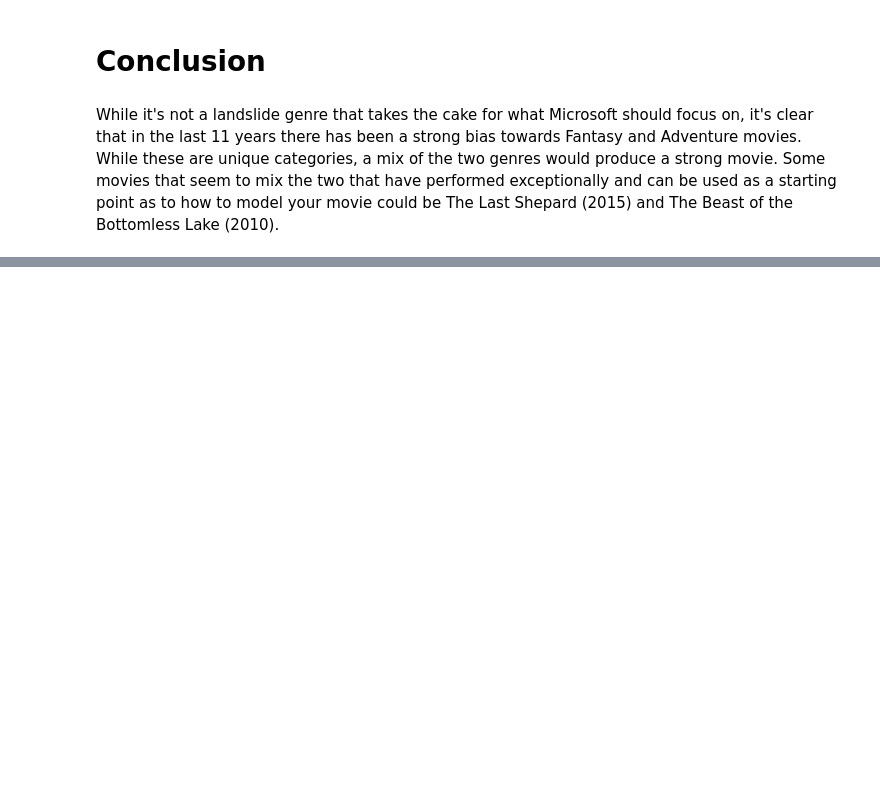
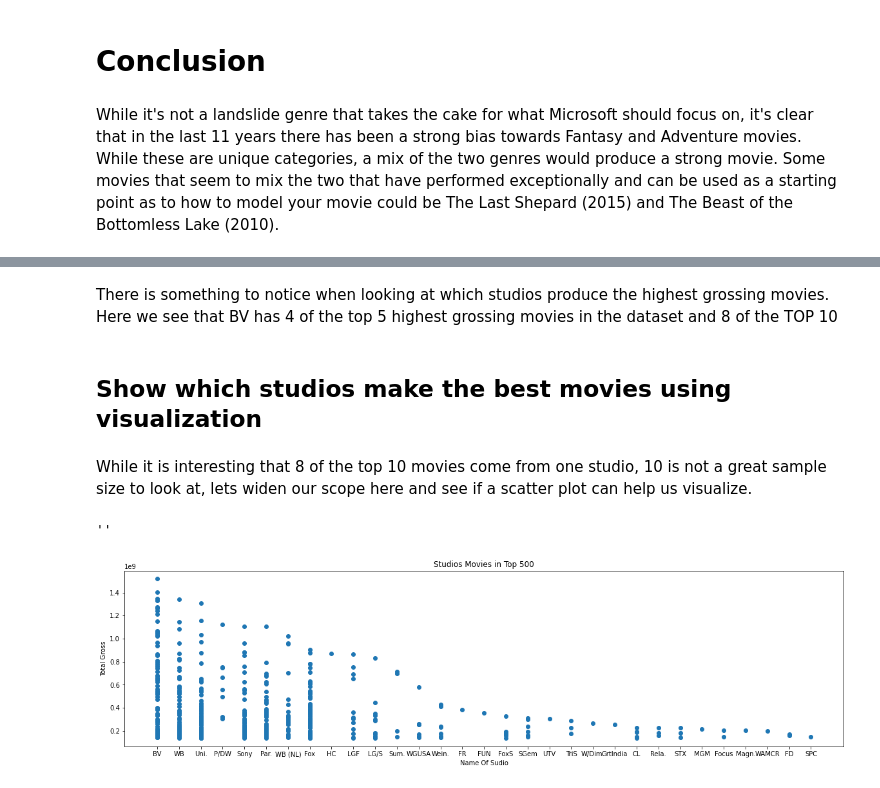
Before and after one commit to meowkaiser/STRONGEST_Project1, a Jupyter notebook: Final_notebook.ipynb, the cells around one changed output, grey strips where cells are left out. Drawn from its saved outputs; the diff is of its cells as text; code cells hidden in the pictures; blank space fills up the shorter version.

```diff
--- a/Final_notebook.ipynb
+++ b/Final_notebook.ipynb
@@ -373,0 +455,3 @@ While it's not a landslide genre that takes the cake for what Microsoft should f
+# %%
+# Make a new column called total_gross
+bom_df['total_gross']=bom_df['domestic_gross']+bom_df['foreign_gross']
@@ -373,0 +492,3 @@ While it's not a landslide genre that takes the cake for what Microsoft should f
+# %%
+# Drop the missing 28 rows
+bom_df.dropna(subset=['domestic_gross'],inplace=True)
@@ -373,0 +500,3 @@ While it's not a landslide genre that takes the cake for what Microsoft should f
+# %%
+# sort by total gross and studio to see if there are any studios that appear to be doing best
+bom_df=bom_df.sort_values(by=['total_gross','studio'],ascending=False)
@@ -373,0 +517,20 @@ While it's not a landslide genre that takes the cake for what Microsoft should f
+# %% [markdown]
+There is something to notice when looking at which studios produce the highest grossing movies. Here we see that BV has 4 of the top 5 highest grossing movies in the dataset and 8 of the TOP 10
+# %% [markdown]
+##  Show which studios make the best movies using visualization
+# %% [markdown]
+While it is interesting that 8 of the top 10 movies come from one studio, 10 is not a great sample size to look at, lets widen our scope here and see if a scatter plot can help us visualize.
+# %%
+# Get the top 500 from studio and total gross
+x_ax= bom_df['studio'][:500]
+y_ax= bom_df['total_gross'][:500]
+# %%
+fig, ax = plt.subplots(figsize=(20,5))
+ax.scatter(x=x_ax,y=y_ax)
+ax.set_xlabel('Name Of Sudio')
+ax.set_ylabel('Total Gross')
+ax.set_title('Studios Movies in Top 500')
+;
+# %% [output]
+''
+[figure, added]
```
Also changed, not shown: parts of 118 cells of this notebook.
